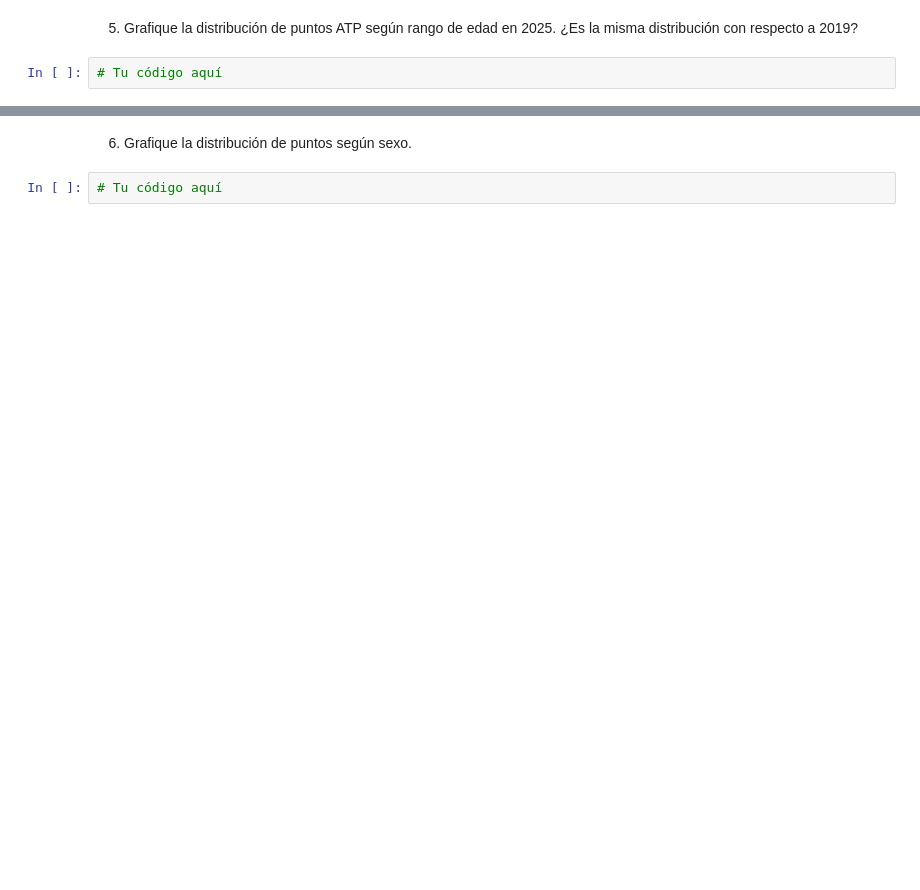
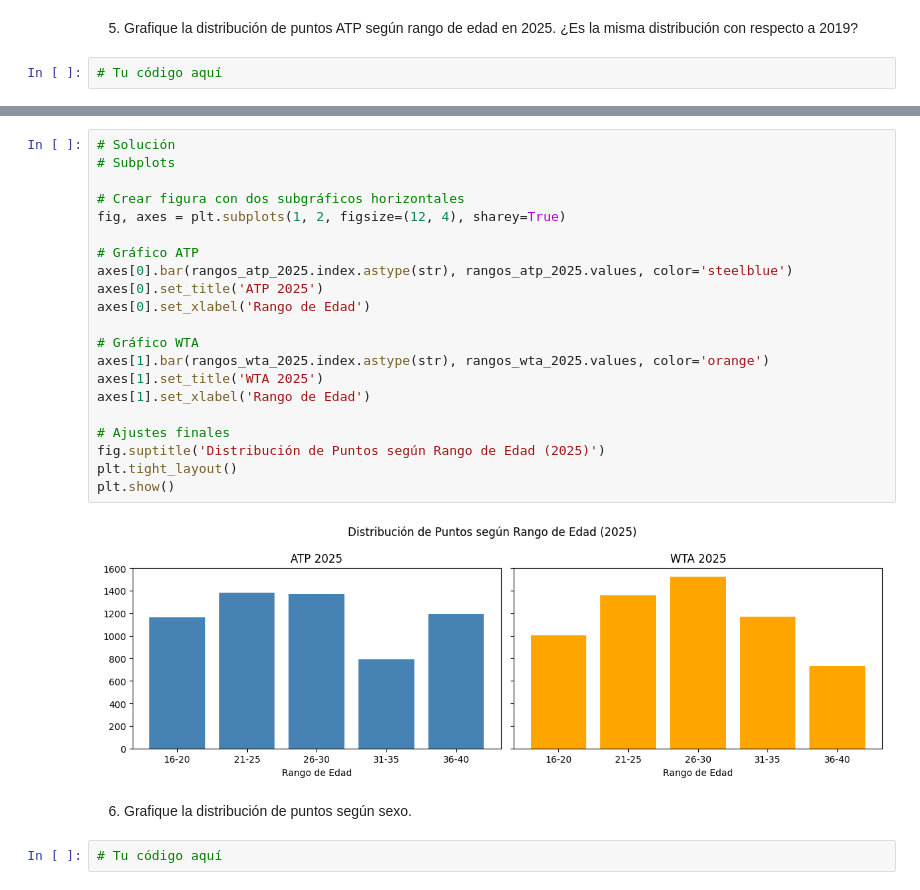
Before and after one commit to GabrielBurgosS/Data-Visualization-2025, a Jupyter notebook: Ayudantía 4 - Visualización.ipynb, the cells around one changed output, grey strips where cells are left out. Cells and saved outputs as stored; diff of their text form; blank space fills up the shorter version.

```diff
--- a/Ayudantía 4 - Visualización.ipynb
+++ b/Ayudantía 4 - Visualización.ipynb
@@ -59,3 +319,26 @@ ImportError: Missing optional dependency 'lxml'.  Use pip or conda to install lx
+# %%
+# Solución
+# Subplots
+
+# Crear figura con dos subgráficos horizontales
+fig, axes = plt.subplots(1, 2, figsize=(12, 4), sharey=True)
+
+# Gráfico ATP
+axes[0].bar(rangos_atp_2025.index.astype(str), rangos_atp_2025.values, color='steelblue')
+axes[0].set_title('ATP 2025')
+axes[0].set_xlabel('Rango de Edad')
+
+# Gráfico WTA
+axes[1].bar(rangos_wta_2025.index.astype(str), rangos_wta_2025.values, color='orange')
+axes[1].set_title('WTA 2025')
+axes[1].set_xlabel('Rango de Edad')
+
+# Ajustes finales
+fig.suptitle('Distribución de Puntos según Rango de Edad (2025)')
+plt.tight_layout()
+plt.show()
+# %% [output]
+[figure, added]
 # %% [markdown]
 6. Grafique la distribución de puntos según sexo.
 # %%
```
Also changed, not shown: parts of 25 cells of this notebook.
